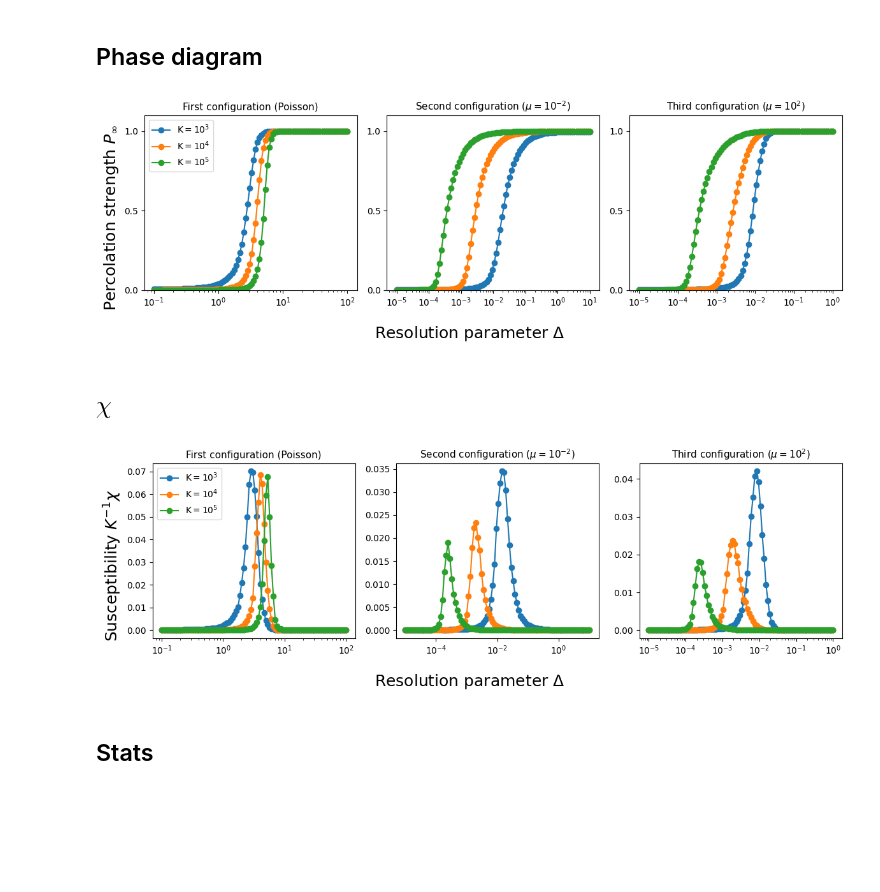
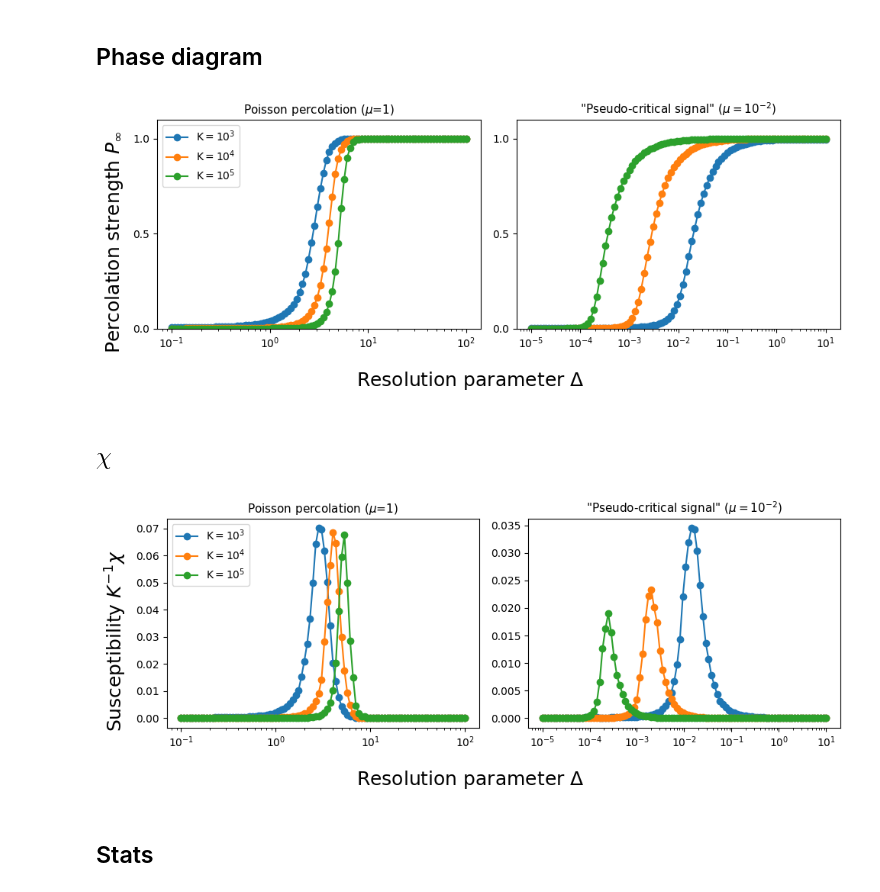
Before and after one commit to RivasAntonio/TFM, a Jupyter notebook: Códigos/Hawkes/figures_bivariate.ipynb, the cells around one changed output. Cells and saved outputs as stored; diff of their text form; code cells hidden in the pictures; blank space fills up the shorter version.

```diff
--- a/Códigos/Hawkes/figures_bivariate.ipynb
+++ b/Códigos/Hawkes/figures_bivariate.ipynb
@@ -23,7 +23,7 @@ mus2 = [1, 10**-4, 10**2]
 R = 10**3
 
 labels = ['K=$10^{3}$', 'K=$10^{4}$', 'K=$10^{5}$']
-deltas = [np.logspace(-1, 2, 100), np.logspace(-5, 1, 100), np.logspace(-4.5, -1, 100)]
+deltas = [np.logspace(-1, 2, 100), np.logspace(-5, 1, 100)]
 np.save(f'./data/deltas_bivariate_stationary', deltas)
 ns11 = [0, nEE, nEE]
 ns22 = [0, nII, nII]
@@ -33,7 +33,7 @@ ns21 = [0, nIE, nIE]
 fig = plt.figure(figsize=(12, 4))
 axgrid = fig.add_gridspec(1, 3)
 
-for i in range(len(mus1)):
+for i in range(len(deltas)):
     n11 = ns11[i]
     n12 = ns12[i]
     n21 = ns21[i]
@@ -88,12 +88,12 @@ mus = [1, 10**-4, 10**2]
 titles = ['First configuration (Poisson)', 'Second configuration ($\mu=10^{-4}$)', 'Third configuration ($\mu=10^2$)']
 labels = ['K$=10^3$', 'K$=10^4$', 'K$=10^5$']
 
-fig, axs = plt.subplots(1, 3, figsize=(12, 4))
+fig, axs = plt.subplots(1, 2, figsize=(12, 4))
 
-for i in range(3):
+for i in range(2):
     fig.axes[0].plot(deltas[0], percolations_means_mu1[i], marker = 'o', label=labels[i])
     fig.axes[1].plot(deltas[1], percolations_means_mu2[i], marker = 'o', label=labels[i])
-    fig.axes[2].plot(deltas[2], percolations_means_mu3[i], marker = 'o', label=labels[i])
+    # fig.axes[2].plot(deltas[2], percolations_means_mu3[i], marker = 'o', label=labels[i])
 
 fig.axes[0].legend(loc = 'upper left')
 #fig.axes[1].annotate('1-$\dfrac{1}{e}$', xy=(0.01, 1-1/np.exp(1)), xytext=(0.01, 1-1/np.exp(1)+0.1))
@@ -300,35 +300,35 @@ plt.tight_layout()
 ## Phase diagram
 # %%
 mu_E=mu_I = 10**-2
-titles = ['First configuration (Poisson)', 'Second configuration ($\mu=10^{-2}$)', 'Third configuration ($\mu=10^2$)']
+titles = ['Poisson percolation ($\mu$=1)', '"Pseudo-critical signal" ($\mu=10^{-2}$)', 'Third configuration ($\mu=10^2$)']
 labels = ['K$=10^3$', 'K$=10^4$', 'K$=10^5$']
 
-deltas = [np.logspace(-1, 2, 100), np.logspace(-5, 1, 100), np.logspace(-5, 0, 100)]
+deltas = [np.logspace(-1, 2, 100), np.logspace(-5, 1, 100)]
 percolation_mean_0 = [np.load(f'./data/percolation mean bivariate critical plot 0 K={K}.npy') for K in [10**3, 10**4, 10**5]]
 percolation_mean_1 = [np.load(f'./data/percolation mean bivariate critical plot 1 K={K}.npy') for K in [10**3, 10**4, 10**5]]
-percolation_mean_2 = [np.load(f'./data/percolation mean bivariate critical plot 2 K={K}.npy') for K in [10**3, 10**4, 10**5]]
+# percolation_mean_2 = [np.load(f'./data/percolation mean bivariate critical plot 2 K={K}.npy') for K in [10**3, 10**4, 10**5]]
 # %%
-fig, axs = plt.subplots(1, 3, figsize=(12, 4))
+fig, axs = plt.subplots(1, 2, figsize=(10, 4))
 
 for i in range(3):
     fig.axes[0].plot(deltas[0], percolation_mean_0[i], marker = 'o', label=labels[i])
     fig.axes[1].plot(deltas[1], percolation_mean_1[i], marker = 'o', label=labels[i])
-    fig.axes[2].plot(deltas[2], percolation_mean_2[i], marker = 'o', label=labels[i])
+    # fig.axes[2].plot(deltas[2], percolation_mean_2[i], marker = 'o', label=labels[i])
 
 fig.axes[0].legend(loc = 'upper left')
 
 for ax in axs:
     ax.set_xscale('log')
     ax.set_ylim(0, 1.1)
     ax.set_yticks([0, 0.5, 1])
     ax.set_title(titles[axs.tolist().index(ax)], fontsize =11)
 
 
 fig.supylabel('Percolation strength $P_{\infty}$', fontsize = 18)
 fig.supxlabel('Resolution parameter $\Delta$', fontsize = 18)
 fig.tight_layout()
 # %% [output]
-[figure, old version]
+[figure, new version]
 # %% [markdown]
 ## $\chi$
 # %%
@@ -338,10 +338,10 @@ percolation_sus_2 = [np.load(f'./data/percolation sus bivariate critical plot 2
 # %%
-fig, axs = plt.subplots(1, 3, figsize=(12, 4))
+fig, axs = plt.subplots(1, 2, figsize=(10, 4))
 
 for i in range(3):
     fig.axes[0].plot(deltas[0], percolation_sus_0[i], marker = 'o', label=labels[i])
     fig.axes[1].plot(deltas[1], percolation_sus_1[i], marker = 'o', label=labels[i])
-    fig.axes[2].plot(deltas[2], percolation_sus_2[i], marker = 'o', label=labels[i])
+    # fig.axes[2].plot(deltas[2], percolation_sus_2[i], marker = 'o', label=labels[i])
 
 fig.axes[0].legend(loc = 'upper left')
 
@@ -354,7 +354,7 @@ fig.supylabel('Susceptibility $K^{-1}\chi$', fontsize = 18)
 fig.supxlabel('Resolution parameter $\Delta$', fontsize = 18)
 fig.tight_layout()
 # %% [output]
-[figure, old version]
+[figure, new version]
 # %% [markdown]
 ## Stats
 # %%
```
Also changed, not shown: parts of 7 cells of this notebook, 21 other files.
